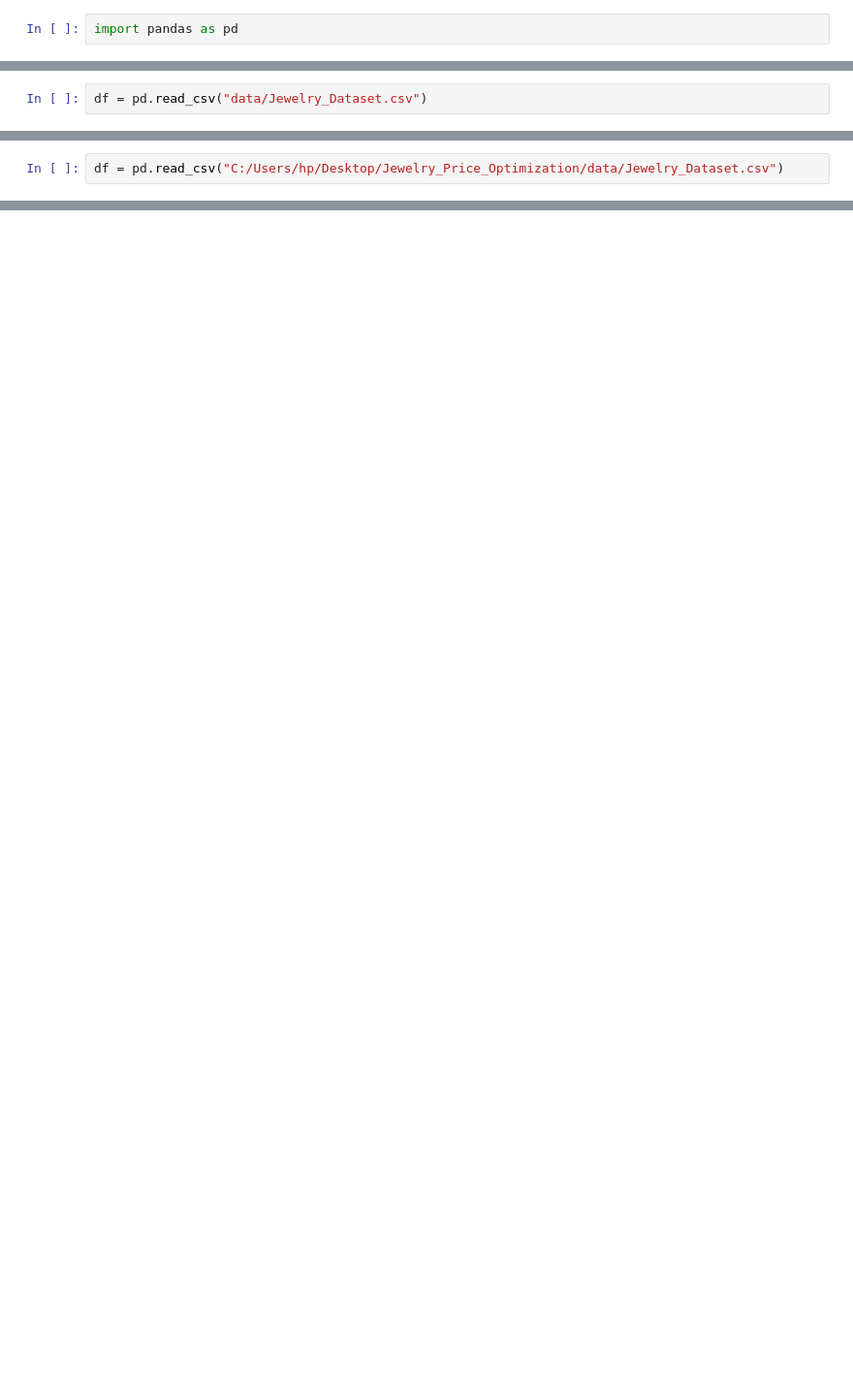
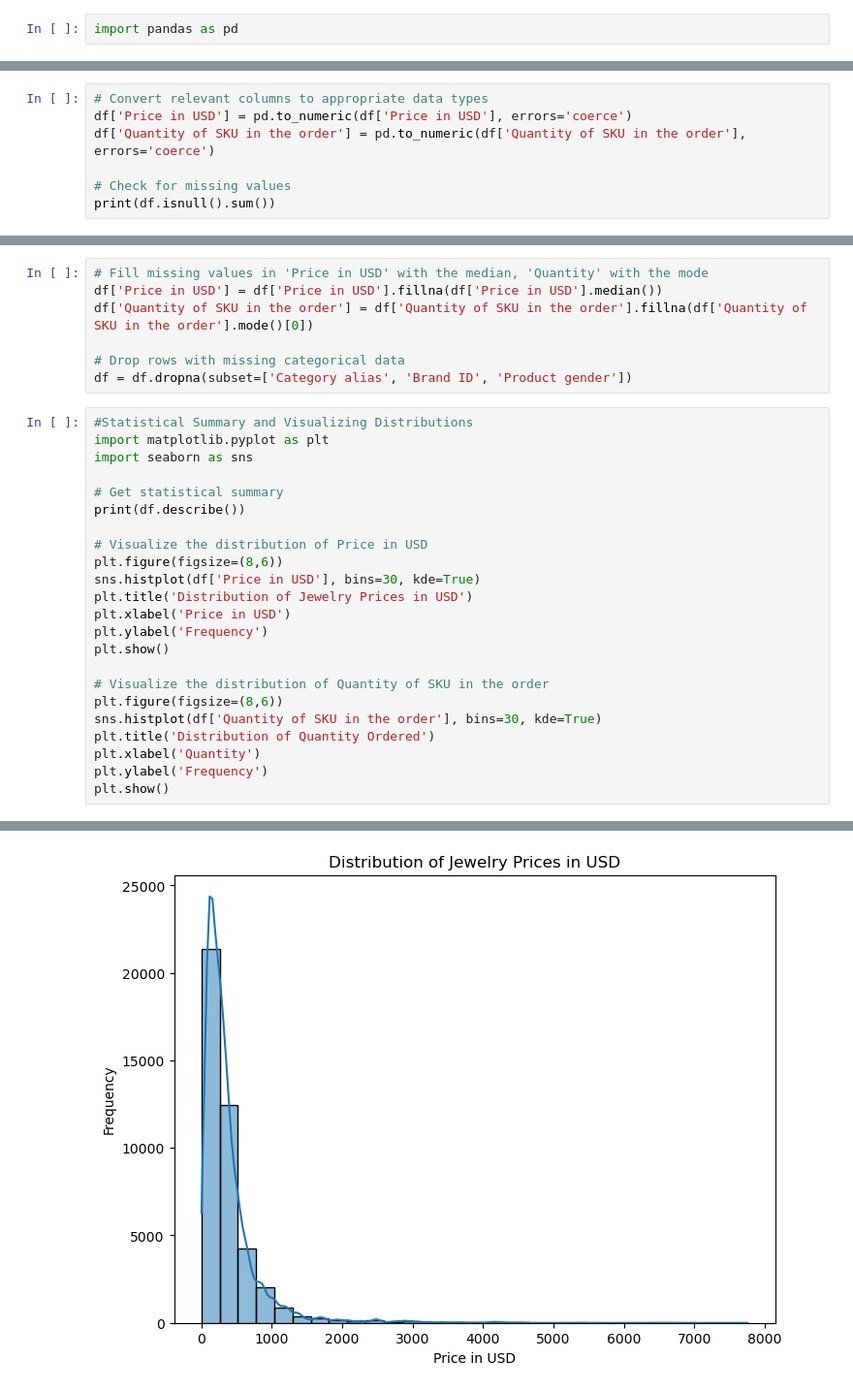
Before and after one commit to p-alaita/Jewelry-Price-Optimization-with-ML, a Jupyter notebook: notebooks/JP_Optimization.ipynb, the cells around one changed output, grey strips where cells are left out. Shown at 97% size. Drawn from its saved outputs; the diff is of its cells as text; blank space fills up the shorter version.

Commit message:
data cleaning and eda

```diff
--- a/notebooks/JP_Optimization.ipynb
+++ b/notebooks/JP_Optimization.ipynb
@@ -13,2 +34,0 @@ print(os.listdir())
-# %%
-df = pd.read_csv("data/Jewelry_Dataset.csv")
@@ -27,2 +34,0 @@ FileNotFoundError: [WinError 3] The system cannot find the path specified: 'data
-# %%
-df = pd.read_csv("C:/Users/hp/Desktop/Jewelry_Price_Optimization/data/Jewelry_Dataset.csv")
@@ -37,0 +56,7 @@ df.head()
+# %%
+# Convert relevant columns to appropriate data types
+df['Price in USD'] = pd.to_numeric(df['Price in USD'], errors='coerce')
+df['Quantity of SKU in the order'] = pd.to_numeric(df['Quantity of SKU in the order'], errors='coerce')
+
+# Check for missing values
+print(df.isnull().sum())
@@ -37,0 +78,31 @@ df.head()
+# %%
+# Fill missing values in 'Price in USD' with the median, 'Quantity' with the mode
+df['Price in USD'] = df['Price in USD'].fillna(df['Price in USD'].median())
+df['Quantity of SKU in the order'] = df['Quantity of SKU in the order'].fillna(df['Quantity of SKU in the order'].mode()[0])
+
+# Drop rows with missing categorical data
+df = df.dropna(subset=['Category alias', 'Brand ID', 'Product gender'])
+# %%
+#Statistical Summary and Visualizing Distributions
+import matplotlib.pyplot as plt
+import seaborn as sns
+
+# Get statistical summary
+print(df.describe())
+
+# Visualize the distribution of Price in USD
+plt.figure(figsize=(8,6))
+sns.histplot(df['Price in USD'], bins=30, kde=True)
+plt.title('Distribution of Jewelry Prices in USD')
+plt.xlabel('Price in USD')
+plt.ylabel('Frequency')
+plt.show()
+
+# Visualize the distribution of Quantity of SKU in the order
+plt.figure(figsize=(8,6))
+sns.histplot(df['Quantity of SKU in the order'], bins=30, kde=True)
+plt.title('Distribution of Quantity Ordered')
+plt.xlabel('Quantity')
+plt.ylabel('Frequency')
+plt.show()
+# %% [output]
@@ -37,0 +128 @@ df.head()
+[figure, added]
```
Also changed, not shown: parts of 21 cells of this notebook.
